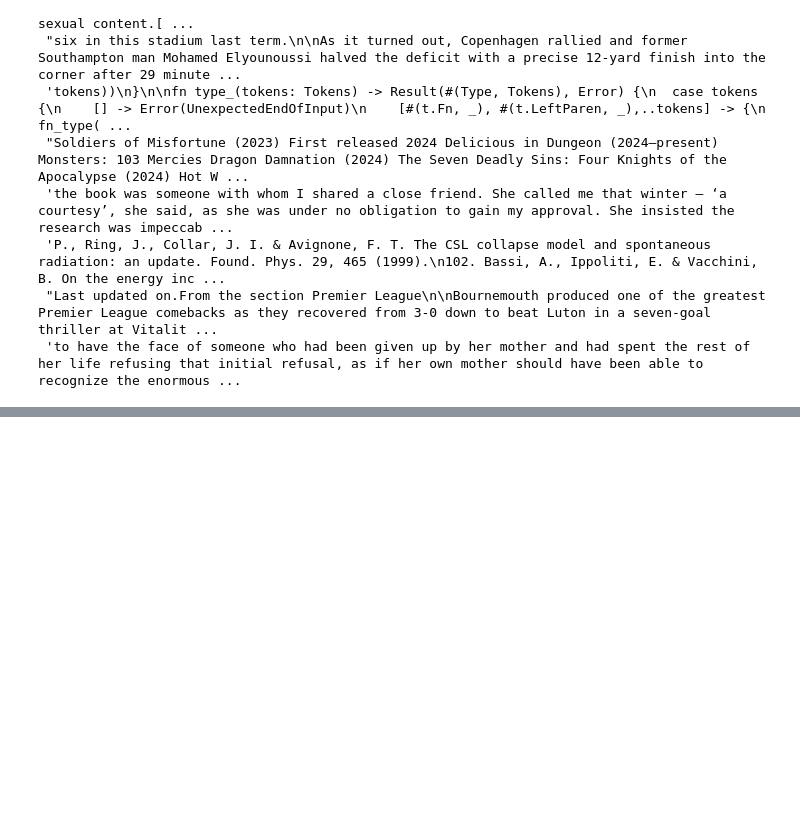
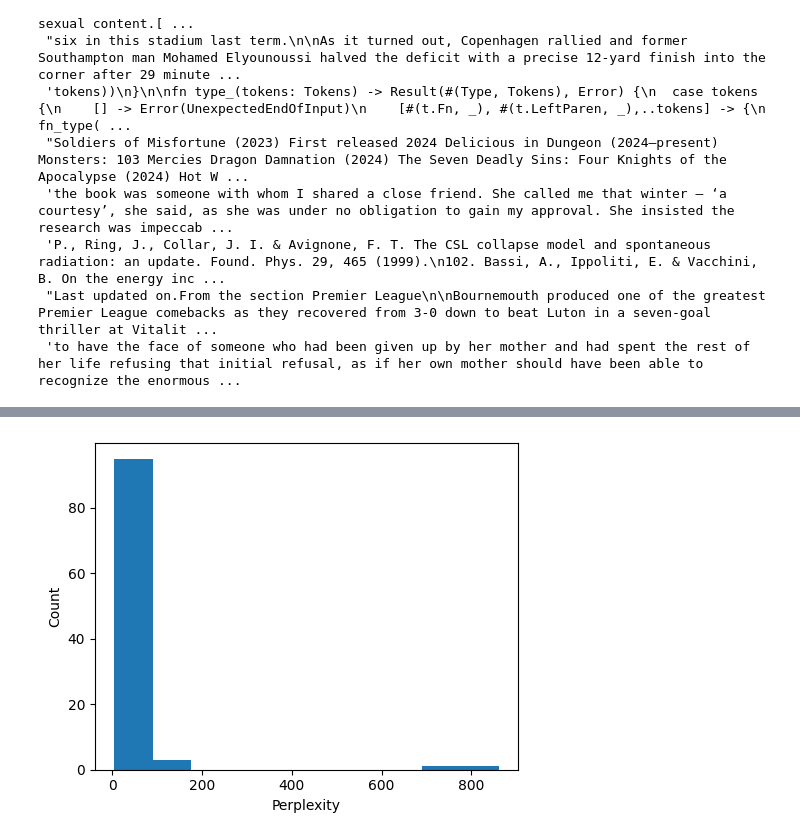
Before and after one commit to mmarius/verbatim-memorization, a Jupyter notebook: notebooks/explore_injection_data.ipynb, the cells around one changed output, grey strips where cells are left out. Cells and saved outputs as stored; diff of their text form; code cells hidden in the pictures; blank space fills up the shorter version.

Commit message:
notebook to analze injection data

```diff
--- a/notebooks/explore_injection_data.ipynb
+++ b/notebooks/explore_injection_data.ipynb
@@ -47,0 +49,7 @@ The title of this book – as titles so often are – is a lie. This
+# %%
+# Load perplexities from .csv file
+file_name = "../data/EleutherAI-pythia-160m_256_256_injection-ppl.csv"
+ppls = pd.read_csv(file_name)
+# %%
+# add the perplexities to the dataset
+dataset = dataset.add_column("ppl", ppls["perplexity"].values)
@@ -47,0 +73,23 @@ The title of this book – as titles so often are – is a lie. This
+# %%
+# Encode data
+model_name_or_path = file_name.split('/')[-1].split('_')[0]
+if model_name_or_path.startswith('EleutherAI-'):
+    model_name_or_path = model_name_or_path.replace('EleutherAI-', 'EleutherAI/')
+
+tokenizer = AutoTokenizer.from_pretrained(model_name_or_path)
+
+max_seq_length = None
+# truncate = False
+truncate = True # Huang et al. (2024) use only the first 256 tokens of each sample
+if truncate:
+    max_seq_length = 256
+
+dataset = dataset.map(lambda x: tokenizer(x['text'], add_special_tokens=True, truncation=truncate, max_length=max_seq_length), batched=False) # encode the text
+
+def _len(example):
+    return {'length': len(example['input_ids'])}
+dataset = dataset.map(_len) # add length of input_ids to the dataset
+
+def _tokens(example):
+    return {'tokens': tokenizer.convert_ids_to_tokens(example['input_ids'])}
+dataset = dataset.map(_tokens) # add tokens to the dataset
@@ -47,0 +100,3 @@ The title of this book – as titles so often are – is a lie. This
+# %%
+# sort the datset by perplexity
+dataset_sorted = dataset.sort("ppl")
@@ -47,0 +154,10 @@ The title of this book – as titles so often are – is a lie. This
+# %%
+# plot the distribution of perplexities
+fig, axes = plt.subplots(1, 1, figsize=(5, 4))
+axes.hist(dataset['ppl'])
+axes.set_xlabel('Perplexity')
+axes.set_ylabel('Count')
+# axes.set_xscale("log")
+plt.tight_layout()
+# %% [output]
+[figure, added]
```
Also changed, not shown: parts of 14 cells of this notebook.
